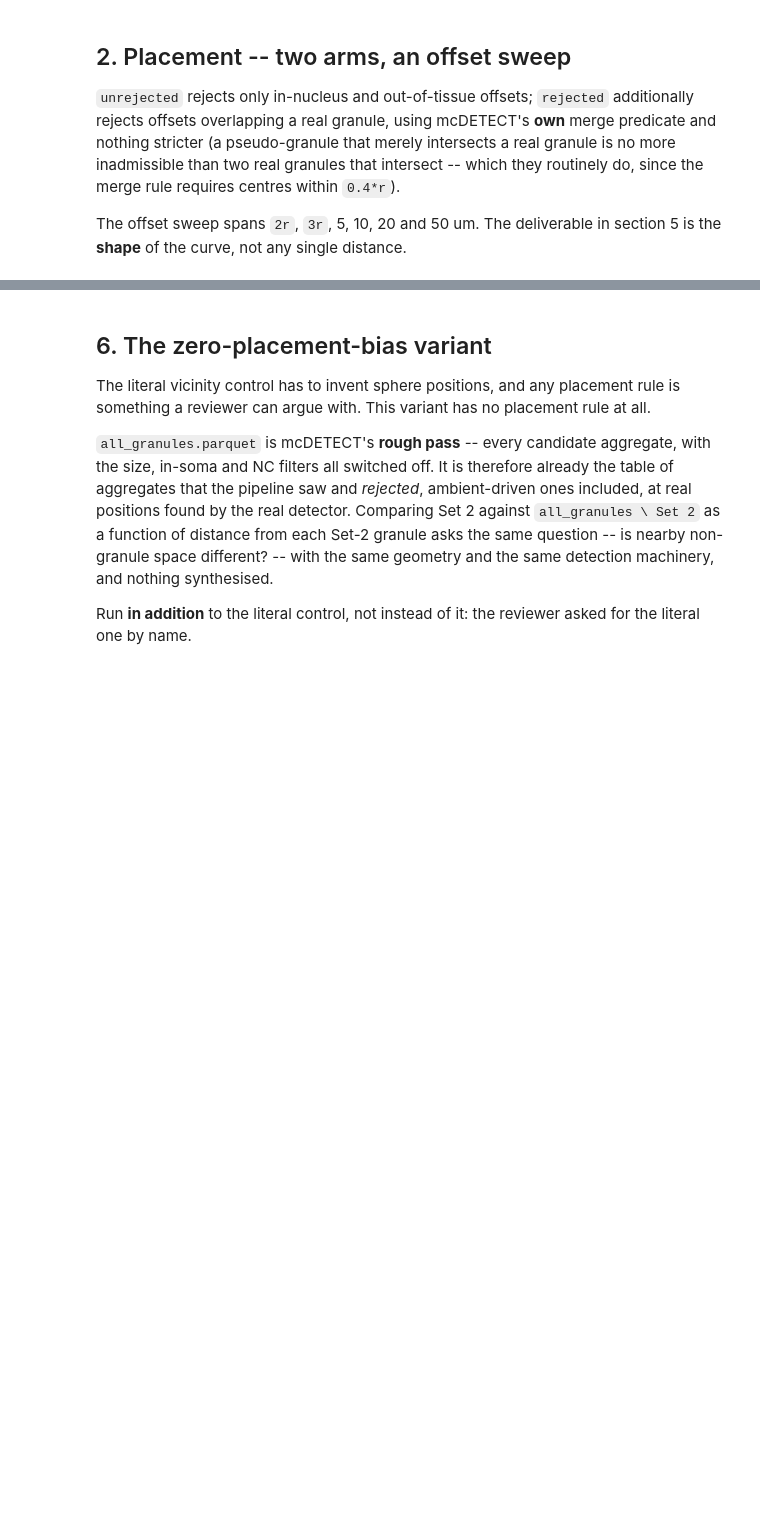
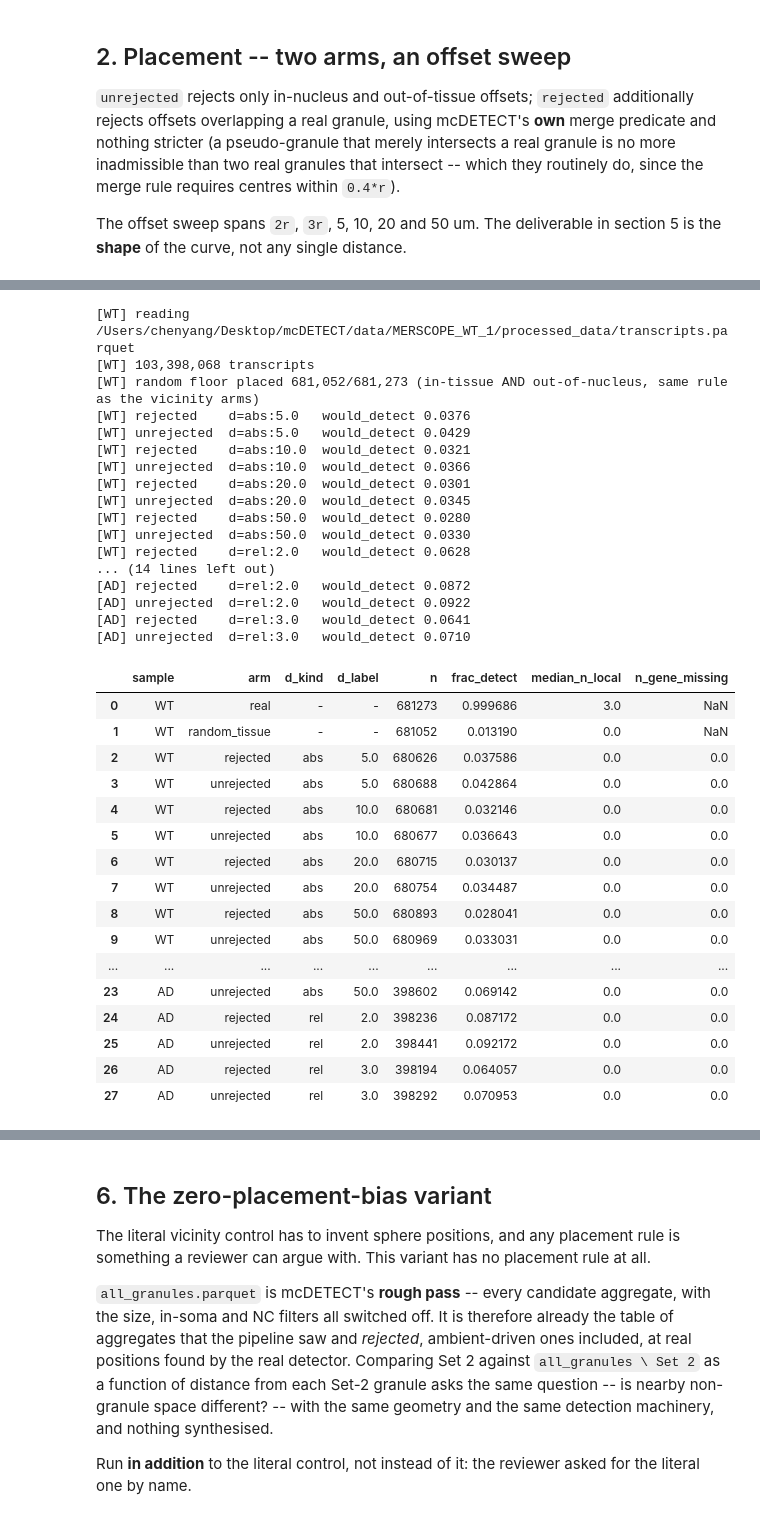
Before and after one commit to chen-yang-yuan/mcDETECT, a Jupyter notebook: R2_revision/ambient_controls/A3b_vicinity.ipynb, the cells around one changed output, grey strips where cells are left out. Cells and saved outputs as stored; diff of their text form; code cells hidden in the pictures; blank space fills up the shorter version.

```diff
--- a/R2_revision/ambient_controls/A3b_vicinity.ipynb
+++ b/R2_revision/ambient_controls/A3b_vicinity.ipynb
@@ -331,48 +482,101 @@ if RUN_PREDICATE:
                               n=len(r_pred), frac_detect=float(r_pred["would_detect"].mean()),
                               median_n_local=float(r_pred["n_local"].median())))
 
-        # tissue-wide random -- the floor / asymptote
+        # Tissue-wide random -- the floor / asymptote.
+        #
+        # THIS ARM MUST BE BUILT UNDER THE SAME RULES AS THE VICINITY ARMS, or the elevation
+        # ratio quoted against it compares two different populations. place_vicinity_spheres
+        # rejects offsets whose sphere touches a nucleus; this arm previously rejected only
+        # out-of-tissue, and nuclei are transcript-dense, so the floor was inflated while the
+        # arms were not. Apply the identical in-nucleus rejection here.
         mask, xb, yb = masks[sample]
+        nuc_tree = nuc[sample]
         rng = np.random.default_rng(SEED)
         rnd = real.copy()
+        r_all = rnd["sphere_r"].to_numpy(float)
+        z_all = rnd["layer_z"].to_numpy(float)
         rx, ry, ok = np.zeros(len(rnd)), np.zeros(len(rnd)), np.zeros(len(rnd), bool)
-        for _ in range(20):
+        for _ in range(C.VICINITY_MAX_RETRY):
             todo = ~ok
             if not todo.any():
                 break
-            cx = rng.uniform(xb[0], xb[-1], todo.sum())
-            cy = rng.uniform(yb[0], yb[-1], todo.sum())
+            sel = np.flatnonzero(todo)
+            cx = rng.uniform(xb[0], xb[-1], sel.size)
+            cy = rng.uniform(yb[0], yb[-1], sel.size)
             good = A3.in_tissue(cx, cy, mask, xb, yb)
-            idx = np.flatnonzero(todo)[good]
+            if nuc_tree is not None and good.any():
+                gi = np.flatnonzero(good)
+                hit = np.asarray(nuc_tree.query_ball_point(
+                    np.column_stack([cx[gi], cy[gi], z_all[sel[gi]]]), r_all[sel[gi]],
+                    workers=-1, return_length=True), dtype=np.int64)
+                good[gi[hit > 0]] = False
+            idx = sel[good]
             rx[idx], ry[idx] = cx[good], cy[good]
             ok[idx] = True
         rnd["sphere_x"], rnd["sphere_y"], rnd["accepted"] = rx, ry, ok
+        print(f"[{sample}] random floor placed {int(ok.sum()):,}/{len(rnd):,} "
+              f"(in-tissue AND out-of-nucleus, same rule as the vicinity arms)", flush=True)
         q_pred = A3.dbscan_core_predicate(rnd, by_gene)
         pred_rows.append(dict(sample=sample, arm="random_tissue", d_kind="-", d_label="-",
                               n=int(ok.sum()), frac_detect=float(q_pred["would_detect"][ok].mean()),
                               median_n_local=float(q_pred["n_local"][ok].median())))
 
         # the vicinity arms -- computed ONCE here and written back onto `pseudo`, so section 5
         # can stratify without refitting (it previously recomputed the whole thing).
         m_s = (pseudo["sample"] == sample) & pseudo["accepted"]
         if m_s.any():
             pp = A3.dbscan_core_predicate(pseudo.loc[m_s], by_gene)
             pseudo.loc[m_s, "would_detect"] = pp["would_detect"].to_numpy()
             pseudo.loc[m_s, "n_local"] = pp["n_local"].to_numpy()
             pseudo.loc[m_s, "gene_missing"] = pp["gene_missing"].to_numpy()
         for (kind, label, arm), grp in pseudo[m_s].groupby(
                 ["d_kind", "d_label", "arm"], observed=True):
             pred_rows.append(dict(sample=sample, arm=arm, d_kind=kind, d_label=label,
                                   n=len(grp), frac_detect=float(grp["would_detect"].mean()),
                                   median_n_local=float(grp["n_local"].median()),
                                   n_gene_missing=int(grp["gene_missing"].sum())))
             print(f"[{sample}] {arm:<11} d={kind}:{label:<5} "
                   f"would_detect {grp['would_detect'].mean():.4f}")
         del tx
 
     pred = pd.DataFrame(pred_rows)
     pred.to_csv(OUT / "detection_predicate.csv", index=False)
     display(pred)
+# %% [output]
+[WT] reading /Users/chenyang/Desktop/mcDETECT/data/MERSCOPE_WT_1/processed_data/transcripts.parquet
+[WT] 103,398,068 transcripts
+[WT] random floor placed 681,052/681,273 (in-tissue AND out-of-nucleus, same rule as the vicinity arms)
+[WT] rejected    d=abs:5.0   would_detect 0.0376
+[WT] unrejected  d=abs:5.0   would_detect 0.0429
+[WT] rejected    d=abs:10.0  would_detect 0.0321
+[WT] unrejected  d=abs:10.0  would_detect 0.0366
+[WT] rejected    d=abs:20.0  would_detect 0.0301
+[WT] unrejected  d=abs:20.0  would_detect 0.0345
+[WT] rejected    d=abs:50.0  would_detect 0.0280
+[WT] unrejected  d=abs:50.0  would_detect 0.0330
+[WT] rejected    d=rel:2.0   would_detect 0.0628
+... (14 lines left out)
+[AD] rejected    d=rel:2.0   would_detect 0.0872
+[AD] unrejected  d=rel:2.0   would_detect 0.0922
+[AD] rejected    d=rel:3.0   would_detect 0.0641
+[AD] unrejected  d=rel:3.0   would_detect 0.0710
+|  | sample | arm | d_kind | d_label | n | frac_detect | median_n_local | n_gene_missing |
+| 0 | WT | real | - | - | 681273 | 0.999686 | 3.0 | NaN |
+| 1 | WT | random_tissue | - | - | 681052 | 0.013190 | 0.0 | NaN |
+| 2 | WT | rejected | abs | 5.0 | 680626 | 0.037586 | 0.0 | 0.0 |
+| 3 | WT | unrejected | abs | 5.0 | 680688 | 0.042864 | 0.0 | 0.0 |
+| 4 | WT | rejected | abs | 10.0 | 680681 | 0.032146 | 0.0 | 0.0 |
+| 5 | WT | unrejected | abs | 10.0 | 680677 | 0.036643 | 0.0 | 0.0 |
+| 6 | WT | rejected | abs | 20.0 | 680715 | 0.030137 | 0.0 | 0.0 |
+| 7 | WT | unrejected | abs | 20.0 | 680754 | 0.034487 | 0.0 | 0.0 |
+| 8 | WT | rejected | abs | 50.0 | 680893 | 0.028041 | 0.0 | 0.0 |
+| 9 | WT | unrejected | abs | 50.0 | 680969 | 0.033031 | 0.0 | 0.0 |
+| ... | ... | ... | ... | ... | ... | ... | ... | ... |
+| 23 | AD | unrejected | abs | 50.0 | 398602 | 0.069142 | 0.0 | 0.0 |
+| 24 | AD | rejected | rel | 2.0 | 398236 | 0.087172 | 0.0 | 0.0 |
+| 25 | AD | unrejected | rel | 2.0 | 398441 | 0.092172 | 0.0 | 0.0 |
+| 26 | AD | rejected | rel | 3.0 | 398194 | 0.064057 | 0.0 | 0.0 |
+| 27 | AD | unrejected | rel | 3.0 | 398292 | 0.070953 | 0.0 | 0.0 |
 # %% [markdown]
 ## 5. The distance curve, stratified and thinned
 
```
Also changed, not shown: parts of 13 cells of this notebook, 25 other files.
